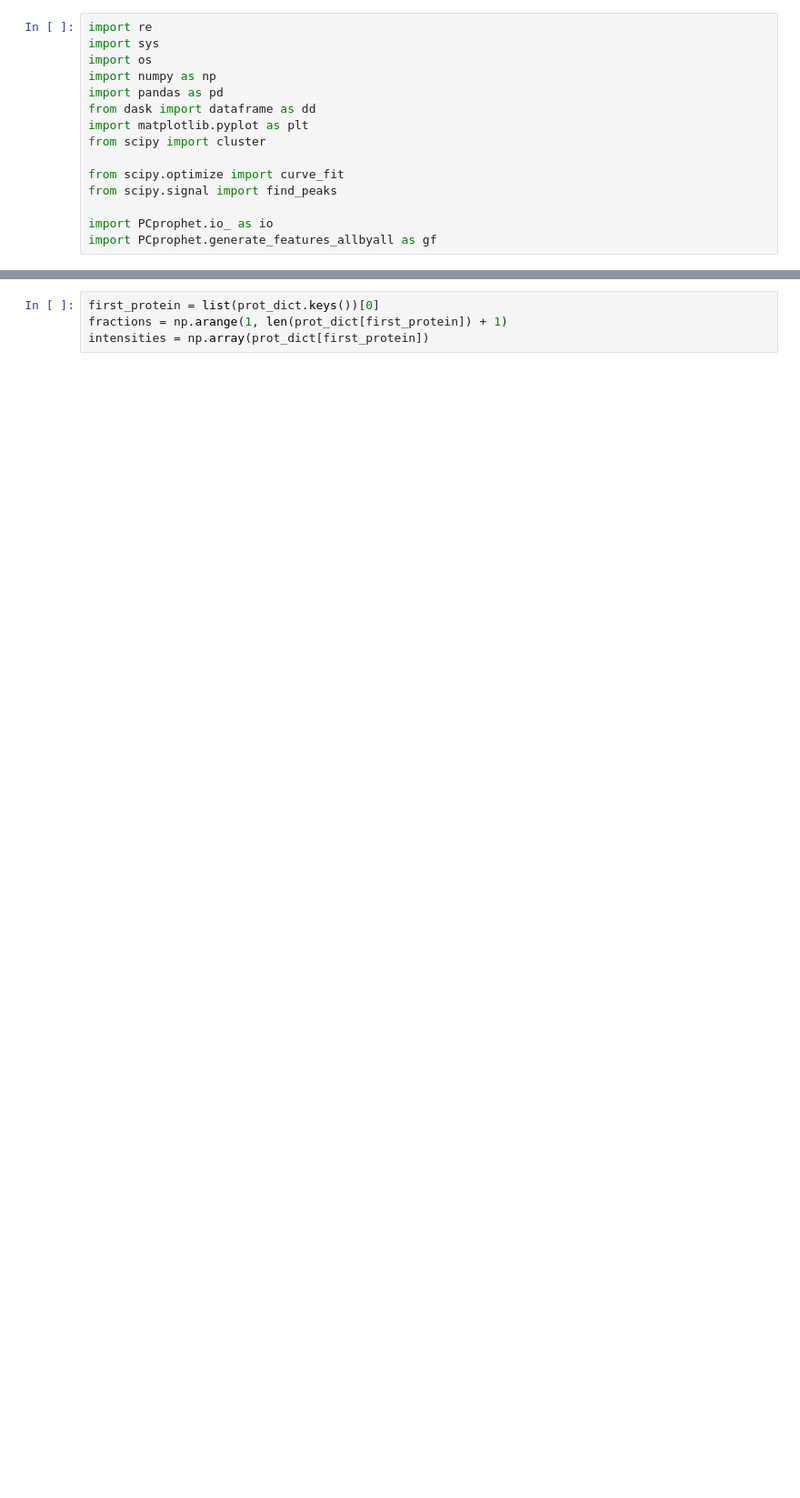
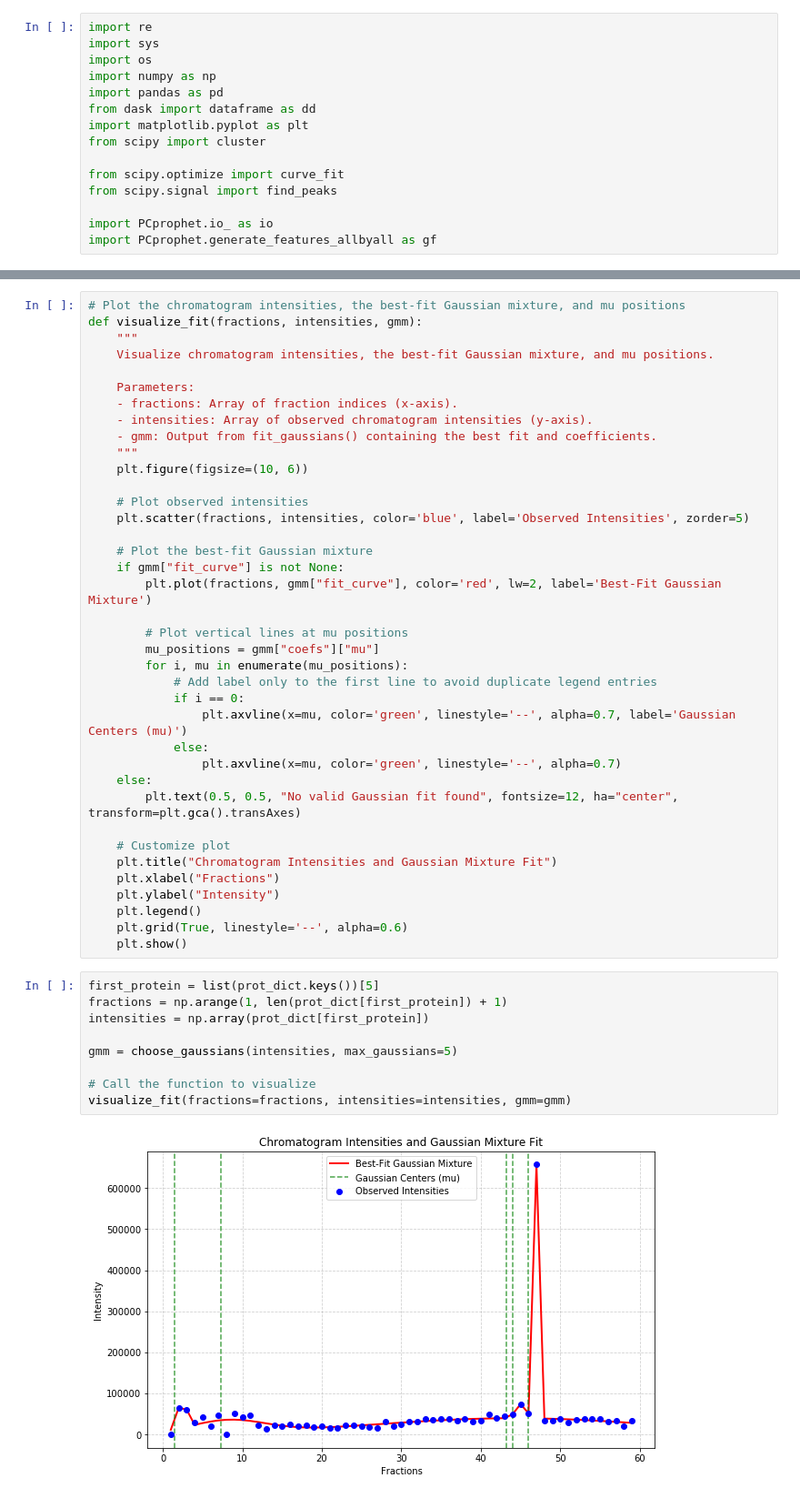
Before and after one commit to marcmuellerETHZ/PCprophet, a Jupyter notebook: PCprophet/sandbox_gmm.ipynb, the cells around one changed output, grey strips where cells are left out. Shown at 91% size. Saved outputs shown, nothing was run; the diff lists cells and outputs as text; blank space fills up the shorter version.

Commit message:
implement gaussian fitting from PrInCE

```diff
--- a/PCprophet/sandbox_gmm.ipynb
+++ b/PCprophet/sandbox_gmm.ipynb
@@ -23,4 +179,49 @@ Removed 0 empty or invalid keys from prot_dict.
+# %%
+# Plot the chromatogram intensities, the best-fit Gaussian mixture, and mu positions
+def visualize_fit(fractions, intensities, gmm):
+    """
+    Visualize chromatogram intensities, the best-fit Gaussian mixture, and mu positions.
+
+    Parameters:
+    - fractions: Array of fraction indices (x-axis).
+    - intensities: Array of observed chromatogram intensities (y-axis).
+    - gmm: Output from fit_gaussians() containing the best fit and coefficients.
+    """
+    plt.figure(figsize=(10, 6))
+
+    # Plot observed intensities
+    plt.scatter(fractions, intensities, color='blue', label='Observed Intensities', zorder=5)
+
+    # Plot the best-fit Gaussian mixture
+    if gmm["fit_curve"] is not None:
+        plt.plot(fractions, gmm["fit_curve"], color='red', lw=2, label='Best-Fit Gaussian Mixture')
+
+        # Plot vertical lines at mu positions
+        mu_positions = gmm["coefs"]["mu"]
+        for i, mu in enumerate(mu_positions):
+            # Add label only to the first line to avoid duplicate legend entries
+            if i == 0:
+                plt.axvline(x=mu, color='green', linestyle='--', alpha=0.7, label='Gaussian Centers (mu)')
+            else:
+                plt.axvline(x=mu, color='green', linestyle='--', alpha=0.7)
+    else:
+        plt.text(0.5, 0.5, "No valid Gaussian fit found", fontsize=12, ha="center", transform=plt.gca().transAxes)
+
+    # Customize plot
+    plt.title("Chromatogram Intensities and Gaussian Mixture Fit")
+    plt.xlabel("Fractions")
+    plt.ylabel("Intensity")
+    plt.legend()
+    plt.grid(True, linestyle='--', alpha=0.6)
+    plt.show()
 # %%
-first_protein = list(prot_dict.keys())[0]
+first_protein = list(prot_dict.keys())[5]
 fractions = np.arange(1, len(prot_dict[first_protein]) + 1)
 intensities = np.array(prot_dict[first_protein])
+
+gmm = choose_gaussians(intensities, max_gaussians=5)
+
+# Call the function to visualize
+visualize_fit(fractions=fractions, intensities=intensities, gmm=gmm)
+# %% [output]
+[figure, added]
```
Also changed, not shown: parts of 8 cells of this notebook, 1 other file.
